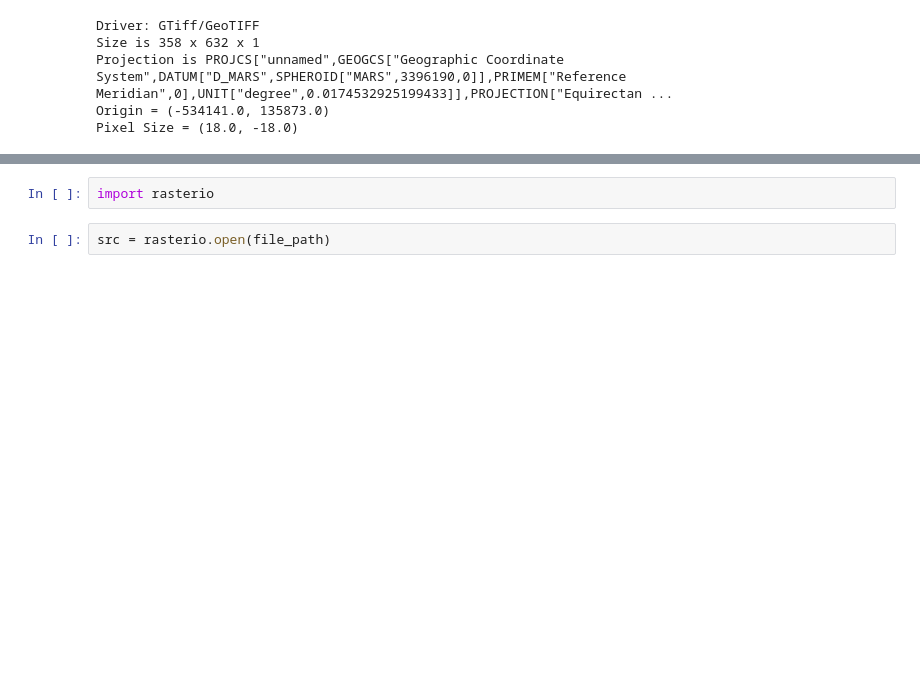
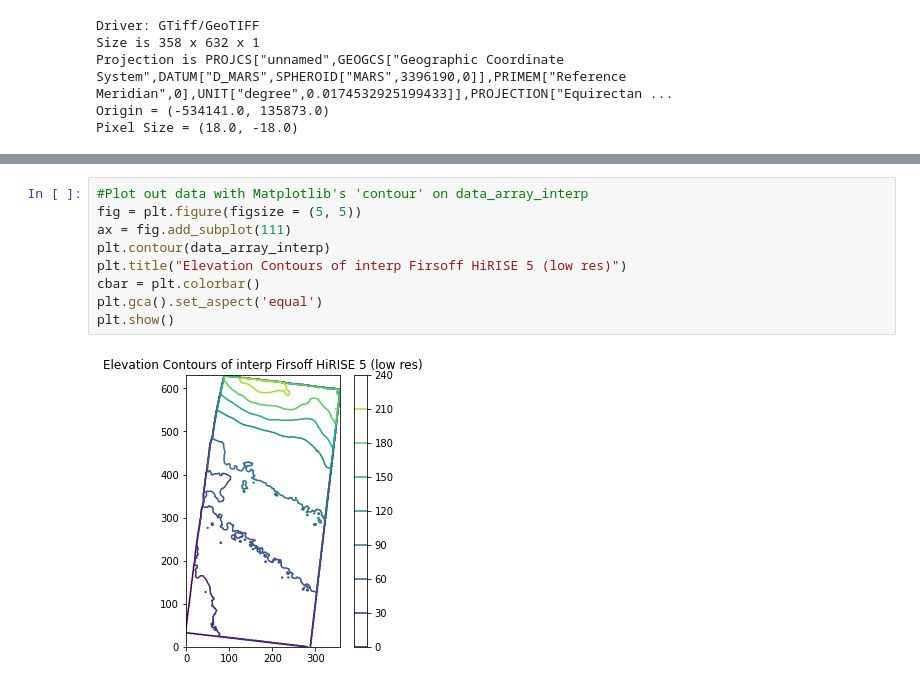
Before and after one commit to SalimFares4/Image-Segmentation, a Jupyter notebook: Code/Visualization/2D Visualization.ipynb, the cells around one changed output, grey strips where cells are left out. Saved outputs shown, nothing was run; the diff lists cells and outputs as text; blank space fills up the shorter version.

```diff
--- a/Code/Visualization/2D Visualization.ipynb
+++ b/Code/Visualization/2D Visualization.ipynb
@@ -176,5 +165,12 @@ Successfully installed affine-2.3.0 click-plugins-1.1.1 cligj-0.7.2 rasterio-1.2
 # %%
-import rasterio
+#Plot out data with Matplotlib's 'contour' on data_array_interp
+fig = plt.figure(figsize = (5, 5))
+ax = fig.add_subplot(111)
+plt.contour(data_array_interp)
+plt.title("Elevation Contours of interp Firsoff HiRISE 5 (low res)")
+cbar = plt.colorbar()
+plt.gca().set_aspect('equal')
+plt.show()
+# %% [output]
+[figure, added]
-# %%
-src = rasterio.open(file_path)
 # %%
```
Also changed, not shown: parts of 12 cells of this notebook.
